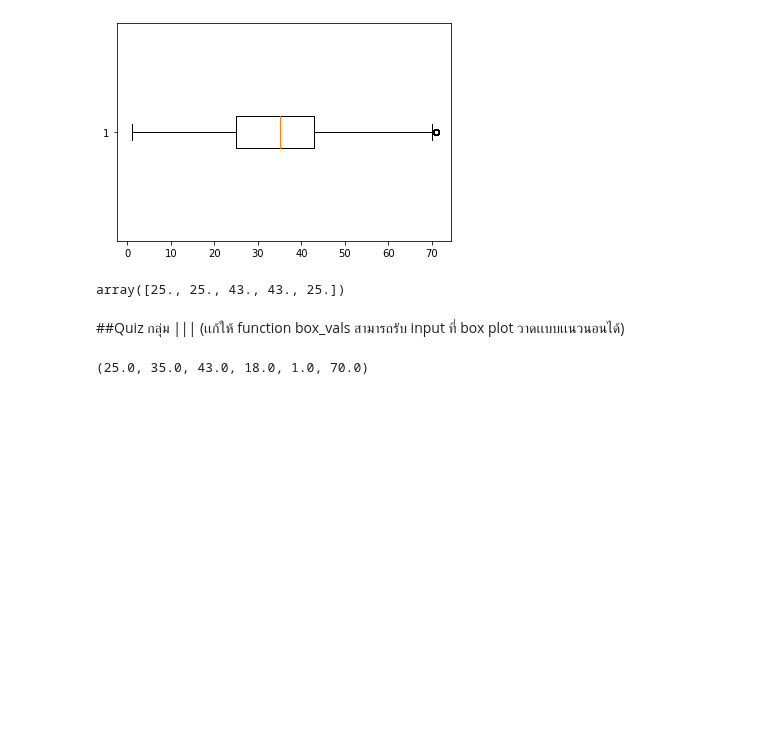
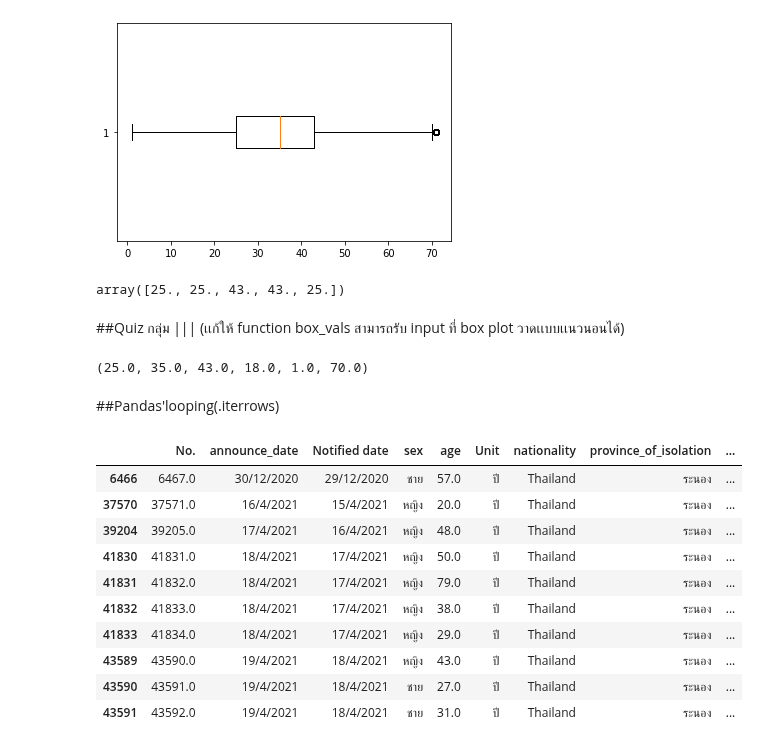
Before and after one commit to Jennapa-colab/DWDM21, a Jupyter notebook: Data_Preprocessing(chapter_3).ipynb, the cells around one changed output. Drawn from its saved outputs; the diff is of its cells as text; code cells hidden in the pictures; blank space fills up the shorter version.

Commit message:
Pandas'looping(.iterrows)

```diff
--- a/Data_Preprocessing(chapter_3).ipynb
+++ b/Data_Preprocessing(chapter_3).ipynb
@@ -1149,3 +1149,20 @@ def box_vals(box_out_dict,vert = True):
 box_vals(data_dict,vert = True)
 # %% [output]
 (25.0, 35.0, 43.0, 18.0, 1.0, 70.0)
+# %% [markdown]
+##Pandas'looping(.iterrows)
+# %%
+data_cut = data_cases2_nomissingage.iloc[:10,:]
+data_cut
+# %% [output]
+|  | No. | announce_date | Notified date | sex | age | Unit | nationality | province_of_isolation | ... |
+| 6466 | 6467.0 | 30/12/2020 | 29/12/2020 | ชาย | 57.0 | ปี | Thailand | ระนอง | ... |
+| 37570 | 37571.0 | 16/4/2021 | 15/4/2021 | หญิง | 20.0 | ปี | Thailand | ระนอง | ... |
+| 39204 | 39205.0 | 17/4/2021 | 16/4/2021 | หญิง | 48.0 | ปี | Thailand | ระนอง | ... |
+| 41830 | 41831.0 | 18/4/2021 | 17/4/2021 | หญิง | 50.0 | ปี | Thailand | ระนอง | ... |
+| 41831 | 41832.0 | 18/4/2021 | 17/4/2021 | หญิง | 79.0 | ปี | Thailand | ระนอง | ... |
+| 41832 | 41833.0 | 18/4/2021 | 17/4/2021 | หญิง | 38.0 | ปี | Thailand | ระนอง | ... |
+| 41833 | 41834.0 | 18/4/2021 | 17/4/2021 | หญิง | 29.0 | ปี | Thailand | ระนอง | ... |
+| 43589 | 43590.0 | 19/4/2021 | 18/4/2021 | หญิง | 43.0 | ปี | Thailand | ระนอง | ... |
+| 43590 | 43591.0 | 19/4/2021 | 18/4/2021 | ชาย | 27.0 | ปี | Thailand | ระนอง | ... |
+| 43591 | 43592.0 | 19/4/2021 | 18/4/2021 | ชาย | 31.0 | ปี | Thailand | ระนอง | ... |
```
Also changed, not shown: parts of 5 cells of this notebook.
